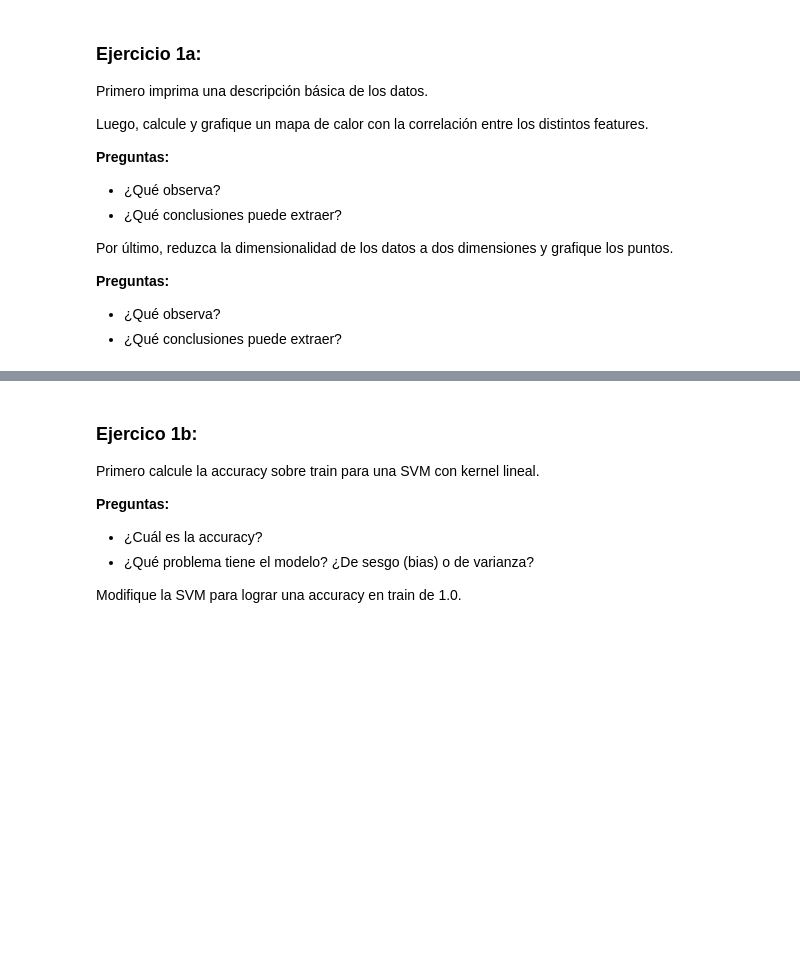
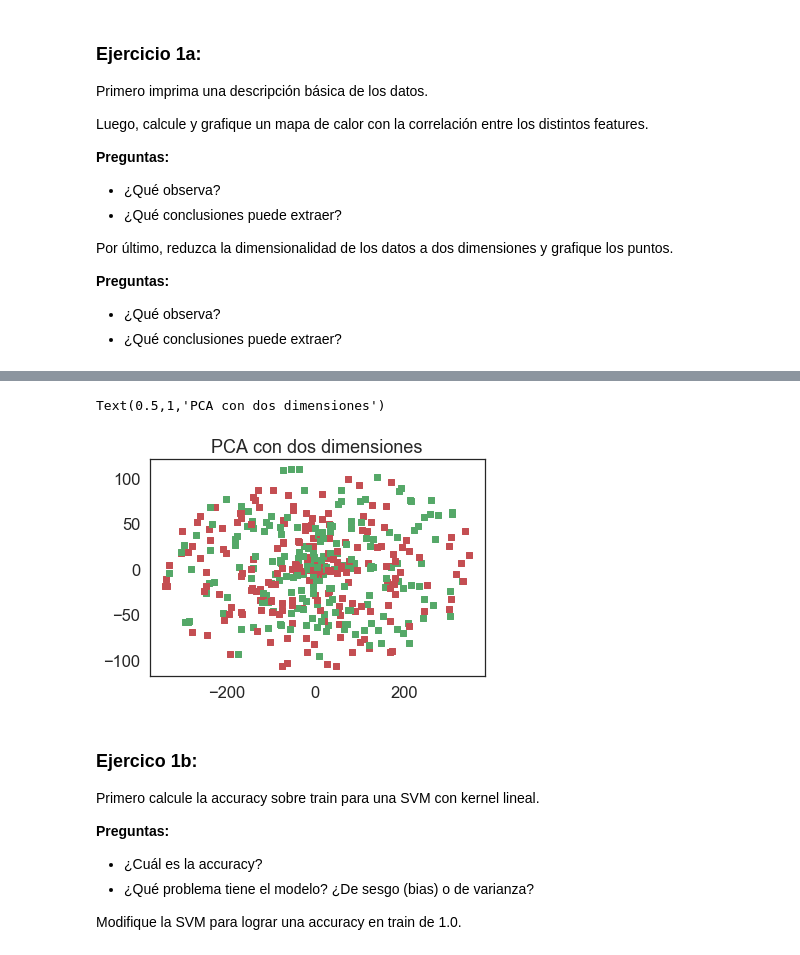
Before and after one commit to nestornav/dimplomatura-datos-famaf, a Jupyter notebook: aprendizajeAutomatico/lab1-nestor-navarro.ipynb, the cells around one changed output, grey strips where cells are left out. Saved outputs shown, nothing was run; the diff lists cells and outputs as text; code cells hidden in the pictures; blank space fills up the shorter version.

```diff
--- a/aprendizajeAutomatico/lab1-nestor-navarro.ipynb
+++ b/aprendizajeAutomatico/lab1-nestor-navarro.ipynb
@@ -73,3 +98,9 @@ plt.show()
+# %%
+plt.scatter(X_reduced[:, 0], X_reduced[:,1], marker='s', c=['r','g'])
+plt.title('PCA con dos dimensiones')
+# %% [output]
+Text(0.5,1,'PCA con dos dimensiones')
+[figure, added]
 # %% [markdown]
 ### Ejercico 1b:
 
```
Also changed, not shown: parts of 16 cells of this notebook.
